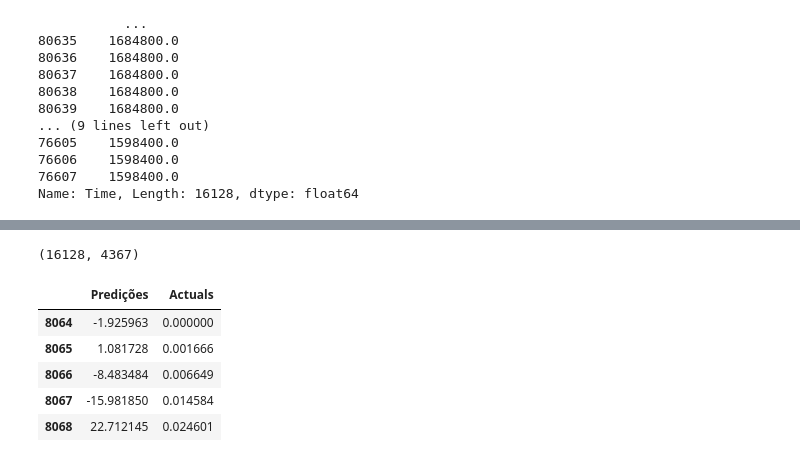
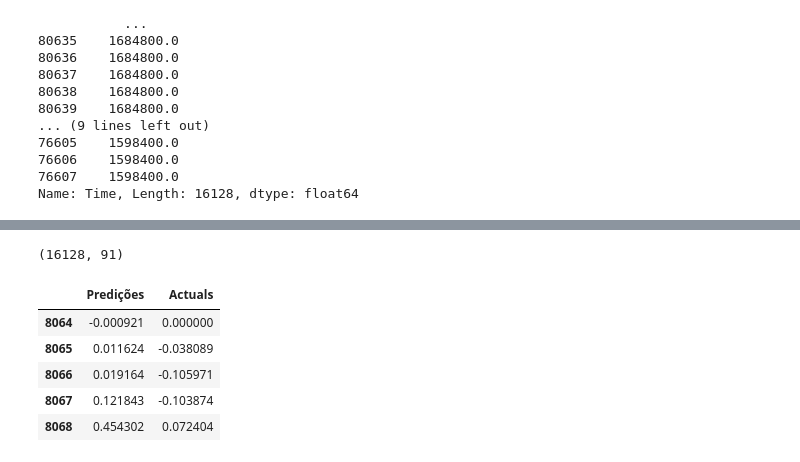
Before and after one commit to PJBarbosa98/X-Iberian-Modelling-Week, a Jupyter notebook: projeto.ipynb, the cells around one changed output, grey strips where cells are left out. Cells and saved outputs as stored; diff of their text form; code cells hidden in the pictures.

```diff
--- a/projeto.ipynb
+++ b/projeto.ipynb
@@ -100,21 +263,26 @@ Name: Time, Length: 16128, dtype: float64
 # %%
-from sklearn.preprocessing import StandardScaler
+from sklearn.preprocessing import MinMaxScaler
 
-
+poly=PolynomialFeatures(2)
 X_train_poly=poly.fit_transform(X_train)
 X_test_poly=poly.transform(X_test)
 
-scaler = StandardScaler()
-X_train_norm = scaler.fit_transform(X_train_poly)
-X_test_norm = scaler.transform(X_test_poly)
-X_test_norm.shape
+scaler = MinMaxScaler()
+X_train_norm_poly = scaler.fit_transform(X_train_poly)
+X_test_norm_poly = scaler.transform(X_test_poly)
+X_test_norm_poly.shape
 # %% [output]
-(16128, 4367)
+(16128, 91)
 # %%
 from sklearn.linear_model import LinearRegression
 from sklearn.ensemble import RandomForestRegressor
 from sklearn.tree import DecisionTreeRegressor
 import xgboost as xgb
+from keras.models import Sequential
+from keras.layers import Dense, Dropout
+from keras import regularizers
+from sklearn.model_selection import GridSearchCV
+from sklearn.ensemble import AdaBoostRegressor
 
 def regressao_linear(X_train_norm,y_train):
     model = LinearRegression()
@@ -131,7 +299,7 @@ def ada_boost(X_train_norm, y_train):
     model.fit(X_train_norm,y_train)
     return model
 
-def decision_tree(X_train_norm,y_train, max_depth=5):
+def decision_tree(X_train_norm,y_train, max_depth=6):
     model = DecisionTreeRegressor(max_depth=max_depth, random_state=42)
     model.fit(X_train_norm,y_train)
     return model
@@ -141,12 +309,26 @@ def xboost(X_train_norm, y_train):
     model.fit(X_train_norm, y_train)
     return model
 
+def rn(X_train_norm, y_train, X_test_norm, y_test):
+    model = Sequential()
+    model.add(Dense(units=256, activation='elu', input_dim=X_train_norm.shape[1]))
+    model.add(Dropout(0.3))  # Dropout para reduzir overfitting
+    model.add(Dense(units=128, activation='elu', kernel_regularizer=regularizers.l2(0.1)))
+    model.add(Dense(units=54, activation='elu', kernel_regularizer=regularizers.l2(0.1)))
+    model.add(Dense(units=1))
+    model.compile(loss='mse', optimizer='adam', metrics=['mae'])
+    model.fit(X_train_norm, y_train, epochs=100, batch_size=128, validation_data=(X_test_norm, y_test))
+    return model
 
-resultado_reg=regressao_linear(X_train_norm, y_train)
-# resultado_randomForest=RandomForest(X_train_norm, y_train)
-# resultado_adaBoost=ada_boost(X_train_norm, y_train)
-# resultado_decisionTree=decision_tree(X_train_norm, y_train)
-#resultado_xboost=xboost(X_train_norm, y_train)
+
+
+
+#resultado_reg=regressao_linear(X_train_norm_poly, y_train)
+resultado_randomForest=RandomForest(X_train_norm_poly, y_train)
+#resultado_adaBoost=ada_boost(X_train_norm_poly, y_train)
+#resultado_decisionTree=decision_tree(X_train_norm_poly, y_train)
+#resultado_xboost=xboost(X_train_norm_poly , y_train)
+#resultado_rede=rn(X_train_norm_poly , y_train, X_test_norm_poly, y_test)
 
 # dict_modelos={'Regressao':resultado_reg,
 #               'Random Forest':resultado_randomForest,
@@ -155,6 +418,7 @@ resultado_reg=regressao_linear(X_train_norm, y_train)
 # %%
 from sklearn.metrics import mean_squared_error
-predict=resultado_reg.predict(X_test_norm)
+predict=resultado_randomForest.predict(X_test_norm_poly)
+#=resultado_reg.predict(X_test_norm_poly)
 # for modelo in dict_modelos.values:
 #     predict=modelo.predict(X_test_norm)
 #     print(predict)
@@ -162,17 +426,17 @@ predict=resultado_reg.predict(X_test_norm)
 # %%
 real=y_test
 previsto=predict
-delta=selected_columns_df['Delta_t']
-real.shape, previsto.shape, delta.shape
-df_reg=pd.DataFrame(data={'Predições':previsto, 'Actuals':real})
-df_reg.head()
+#previsto=previsto.cpu().detach().numpy() ## REDE
+real.shape, previsto.shape
+df_2=pd.DataFrame(data={'Predições':previsto.flatten(), 'Actuals':real})
+df_2.head()
 # %% [output]
 |  | Predições | Actuals |
-| 8064 | -1.925963 | 0.000000 |
-| 8065 | 1.081728 | 0.001666 |
-| 8066 | -8.483484 | 0.006649 |
-| 8067 | -15.981850 | 0.014584 |
-| 8068 | 22.712145 | 0.024601 |
+| 8064 | -0.000921 | 0.000000 |
+| 8065 | 0.011624 | -0.038089 |
+| 8066 | 0.019164 | -0.105971 |
+| 8067 | 0.121843 | -0.103874 |
+| 8068 | 0.454302 | 0.072404 |
 # %%
 from sklearn.metrics import mean_squared_error
 import numpy as np
```
Also changed, not shown: parts of 14 cells of this notebook.
